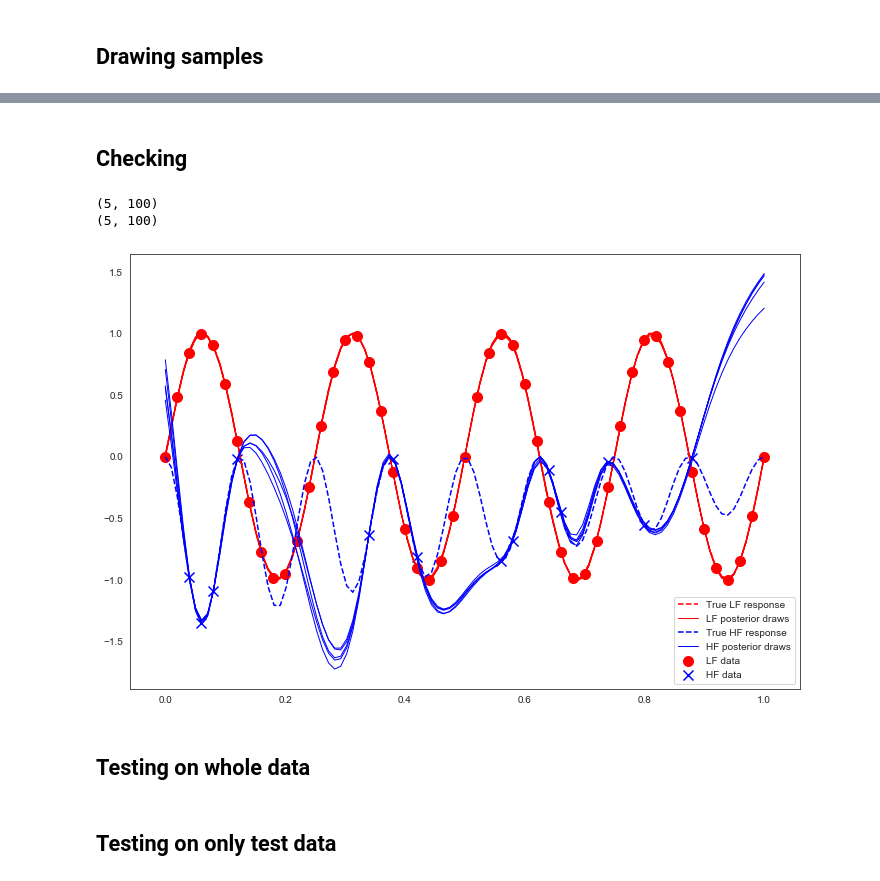
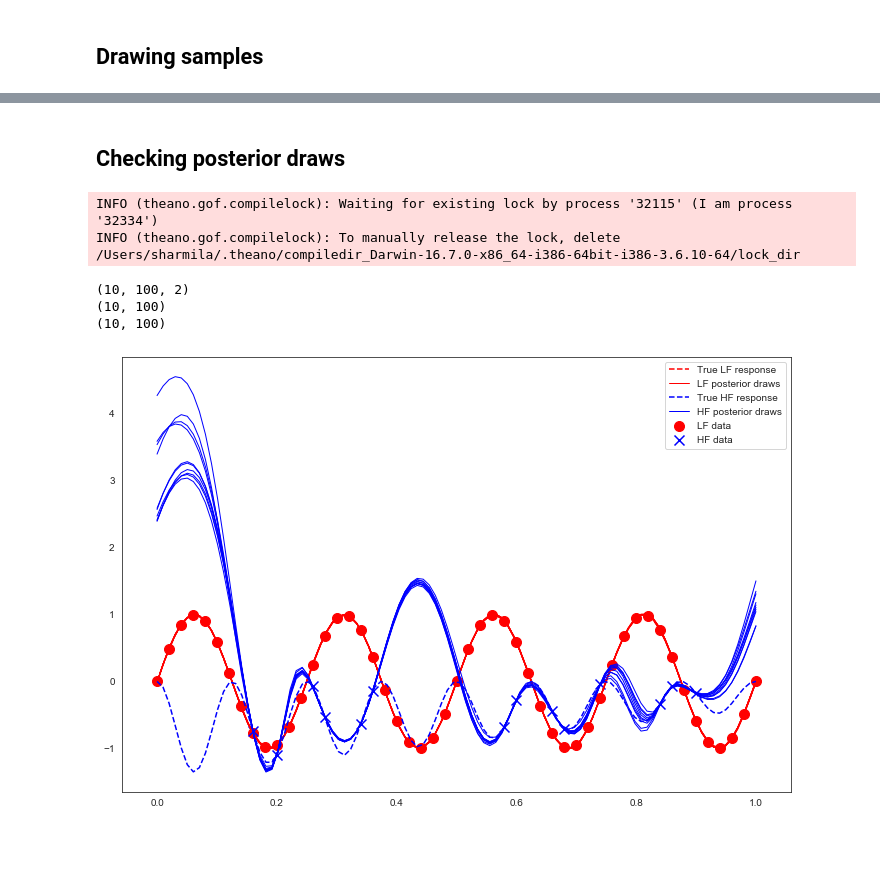
Before and after one commit to sharmila-k/BNN, a Jupyter notebook: part2_variations/2_MF_BNN_idea1/2eg_MFBNN_NUTS.ipynb, the cells around one changed output, grey strips where cells are left out. Drawn from its saved outputs; the diff is of its cells as text; code cells hidden in the pictures; blank space fills up the shorter version.

```diff
--- a/part2_variations/2_MF_BNN_idea1/2eg_MFBNN_NUTS.ipynb
+++ b/part2_variations/2_MF_BNN_idea1/2eg_MFBNN_NUTS.ipynb
@@ -78,3 +78,8 @@ plt.show()
 # %% [markdown]
 ## Pymc model
+# %%
+# BNN parameters
+H = 20
+d = [X_l.shape[1], H, H, 2]  # num_neurons_per_layer
+act_func = pm.math.tanh
 # %%
@@ -233,38 +245,54 @@ pm.summary(trace)
 # %% [markdown]
-## Checking
+## Checking posterior draws
 # %%
-# checking posterior draws
+n_plot = 10 # number of prediction samples to plot
 
-preds_low =[DNN(X_p, trace['w_in_1'][i], trace['b_in_1'][i], trace['w_1_2'][i], trace['b_1_2'][i], trace['w_2_out'][i], trace['b_2_out'][i])[:,0][:,None].eval()
- for i in range(5)]
-preds_low = np.asarray(preds_low)
-outputs_low = preds_low.reshape(preds_low.shape[0],preds_low.shape[1])
+def posterior_sampler(j):
+    Ws_post = []
+    bs_post = []
+    for i in range(len(d)-1):
+        W_post = trace['W_'+str(i)][ j ]
+        b_post = trace['b_'+str(i)][ j ]
+        Ws_post.append(W_post)
+        bs_post.append(b_post)
+    return Ws_post, bs_post
+
+preds = []
+for j in range(n_plot):
+    Ws_post, bs_post = posterior_sampler(j)
+    pred = DNN( X_p, Ws_post, bs_post )
+    preds. append (pred)
+
+preds = [preds[j].eval() for j in range(len(preds))]
+preds = np.asarray(preds)
+
+outputs_low = preds[:,:,0]
+outputs_high = preds[:,:,1]
+
+print(np.shape(preds))
 print(np.shape(outputs_low))
-
-preds_high =[DNN(X_p, trace['w_in_1'][i], trace['b_in_1'][i], trace['w_1_2'][i], trace['b_1_2'][i], trace['w_2_out'][i], trace['b_2_out'][i])[:,1][:,None].eval()
- for i in range(5)]
-preds_high = np.asarray(preds_high)
-outputs_high = preds_high.reshape(preds_high.shape[0],preds_high.shape[1])
 print(np.shape(outputs_high))
 
+#########
 fig = plt.figure(figsize=(12, 8))
 ax = fig.add_subplot(111)
 
 ax.plot(X_p, f_l(X_p), 'r--', label='True LF response')
 ax.scatter(X_l, Y_l, color='red', marker='o', s=100, label='LF data')
 ax.plot(X_p,outputs_low[0].T, lw=1, label='LF posterior draws', color='red')
-ax.plot(X_p,outputs_low[1:].T, lw=1, color='red')
+ax.plot(X_p,outputs_low[1:n_plot].T, lw=1, color='red')
 
 ax.plot(X_p, f_h(X_p), 'b--', label='True HF response')
 ax.scatter(X_h, Y_h, color='blue', marker='x', s=100, label='HF data')
 ax.plot(X_p,outputs_high[0].T, lw=1, label='HF posterior draws',color='blue')
-ax.plot(X_p,outputs_high[1:].T, lw=1, color='blue')
+ax.plot(X_p,outputs_high[1:n_plot].T, lw=1, color='blue')
 
 ax.legend()
 plt.show()
 # %% [output]
-(5, 100)
-(5, 100)
+INFO (theano.gof.compilelock): Waiting for existing lock by process '32115' (I am process '32334')
+INFO (theano.gof.compilelock): To manually release the lock, delete /Users/sharmila/.theano/compiledir_Darwin-16.7.0-x86_64-i386-64bit-i386-3.6.10-64/lock_dir
+(10, 100, 2)
+(10, 100)
+(10, 100)
-[figure, old version]
+[figure, new version]
-# %% [markdown]
-## Testing on whole data
@@ -305,2 +298,0 @@ plt.show()
-# %% [markdown]
-## Testing on only test data
```
Also changed, not shown: parts of 16 cells of this notebook, 33 other files.
